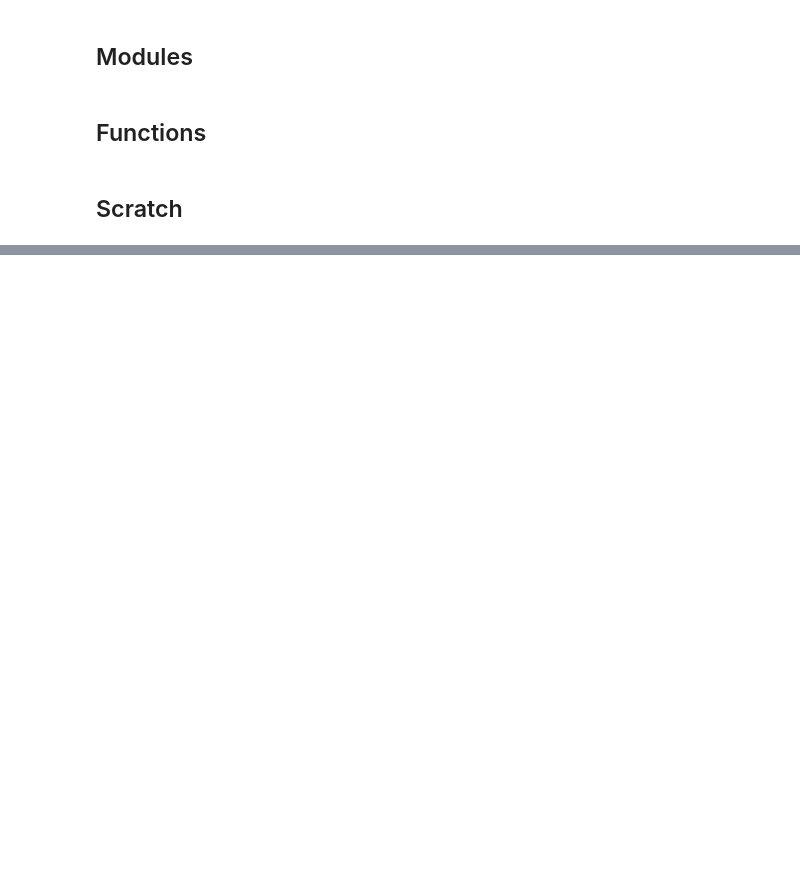
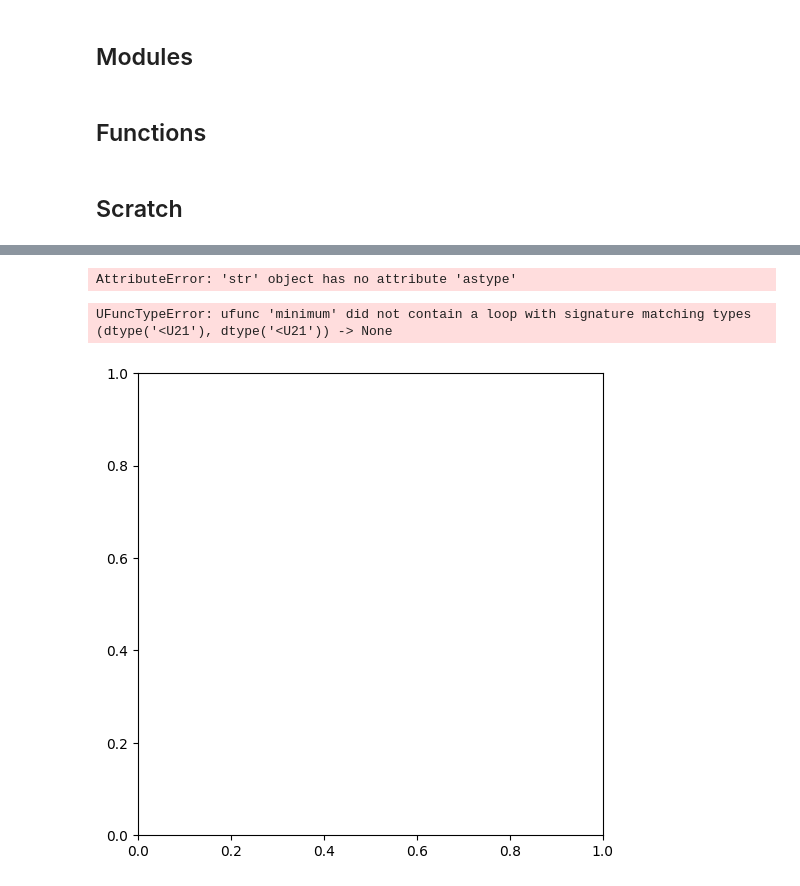
Before and after one commit to yamryo/notebooks, a Jupyter notebook: Research/knot_Floer_homology/Collecting_big_knots_with_small_lambda.ipynb, the cells around one changed output, grey strips where cells are left out. Drawn from its saved outputs; the diff is of its cells as text; code cells hidden in the pictures; blank space fills up the shorter version.

```diff
--- a/Research/knot_Floer_homology/Collecting_big_knots_with_small_lambda.ipynb
+++ b/Research/knot_Floer_homology/Collecting_big_knots_with_small_lambda.ipynb
@@ -119,0 +170,20 @@ if result:
+# %%
+lmd['lmd'].astype(list)
+# %% [output]
+AttributeError: 'str' object has no attribute 'astype'
+# %%
+RGD = pd.read_csv(RGD_filename)
+
+plt.figure(figsize=(6,6))
+plt.hist2d(RGD['cr_num'], [min(ll) for ll in RGD['lmd']], bins=30, cmap='Blues')
+
+plt.colorbar(label='Counts')
+plt.xlabel('cr_num')
+plt.ylabel('lmd')
+plt.title('2D Histogram of cr_num vs lmd')
+
+plt.savefig("distribution.png", dpi=300, bbox_inches='tight')
+plt.show()
+# %% [output]
+UFuncTypeError: ufunc 'minimum' did not contain a loop with signature matching types (dtype('<U21'), dtype('<U21')) -> None
+[figure, added]
```
Also changed, not shown: parts of 7 cells of this notebook, 15 other files.
